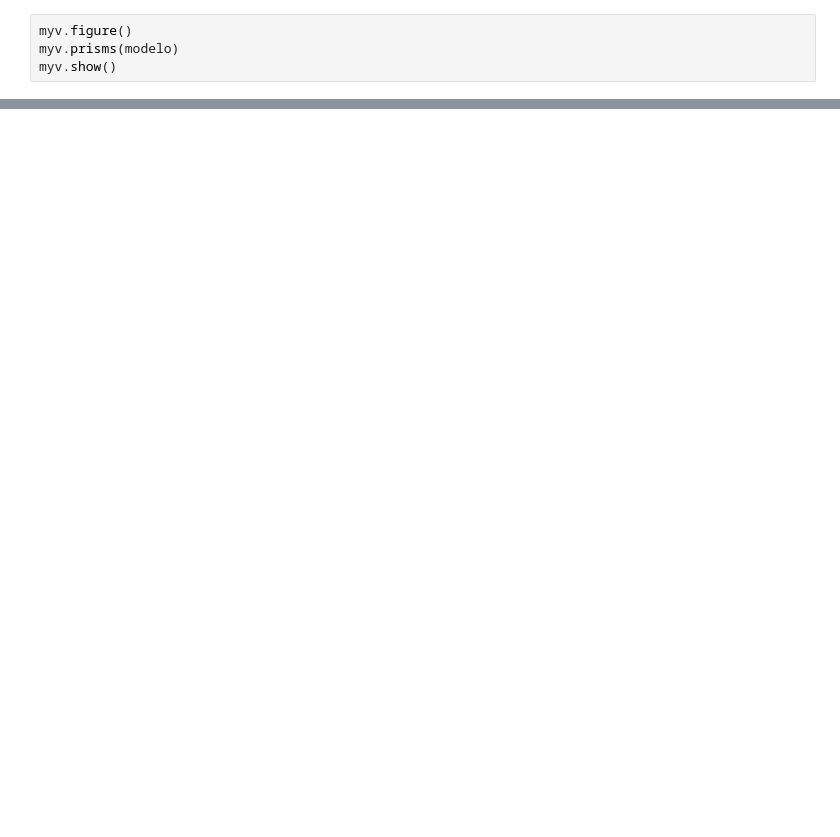
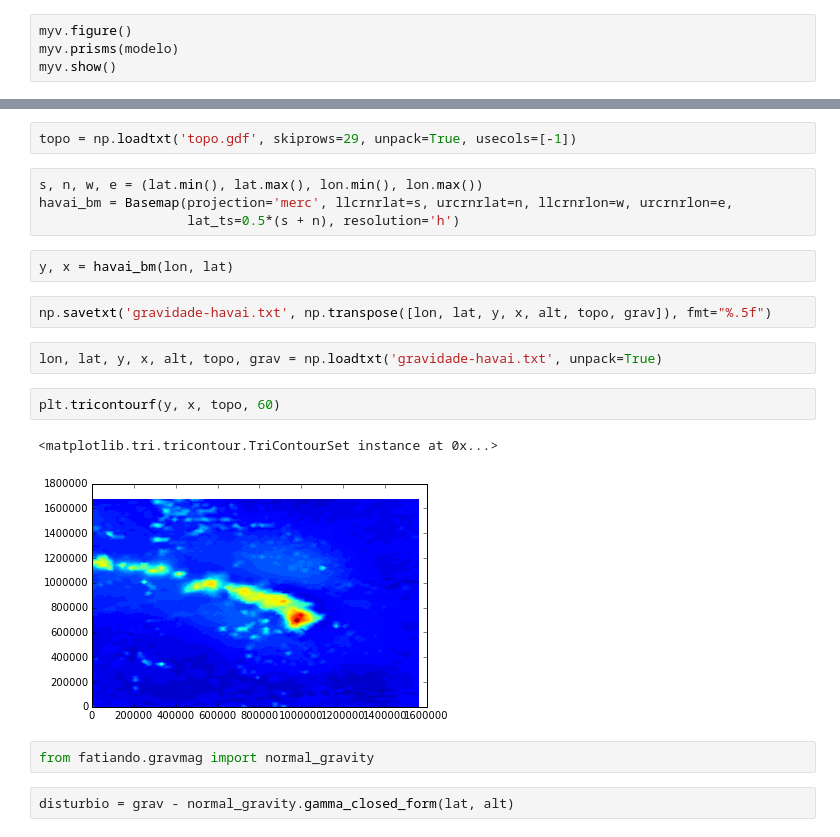
Before and after one commit to marcelobianchi/verao2016, a Jupyter notebook: DiaTres/tour-fatiando.ipynb, the cells around one changed output, grey strips where cells are left out. Saved outputs shown, nothing was run; the diff lists cells and outputs as text; blank space fills up the shorter version.

Commit message:
Correção topografica havai

```diff
--- a/DiaTres/tour-fatiando.ipynb
+++ b/DiaTres/tour-fatiando.ipynb
@@ -108,0 +113,21 @@ myv.show()
+# %%
+topo = np.loadtxt('topo.gdf', skiprows=29, unpack=True, usecols=[-1])
+# %%
+s, n, w, e = (lat.min(), lat.max(), lon.min(), lon.max())
+havai_bm = Basemap(projection='merc', llcrnrlat=s, urcrnrlat=n, llcrnrlon=w, urcrnrlon=e,
+                   lat_ts=0.5*(s + n), resolution='h')
+# %%
+y, x = havai_bm(lon, lat)
+# %%
+np.savetxt('gravidade-havai.txt', np.transpose([lon, lat, y, x, alt, topo, grav]), fmt="%.5f")
+# %%
+lon, lat, y, x, alt, topo, grav = np.loadtxt('gravidade-havai.txt', unpack=True)
+# %%
+plt.tricontourf(y, x, topo, 60)
+# %% [output]
+<matplotlib.tri.tricontour.TriContourSet instance at 0x...>
+[figure, added]
+# %%
+from fatiando.gravmag import normal_gravity
+# %%
+disturbio = grav - normal_gravity.gamma_closed_form(lat, alt)
```
Also changed, not shown: parts of 13 cells of this notebook, 1 other file.
